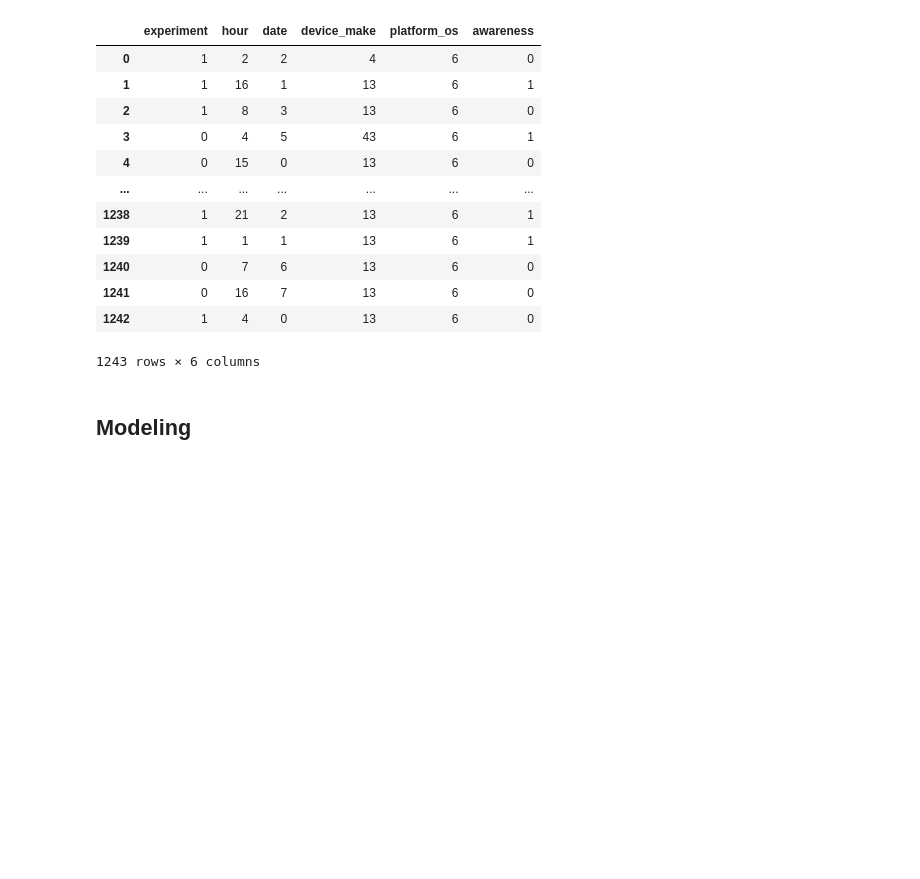
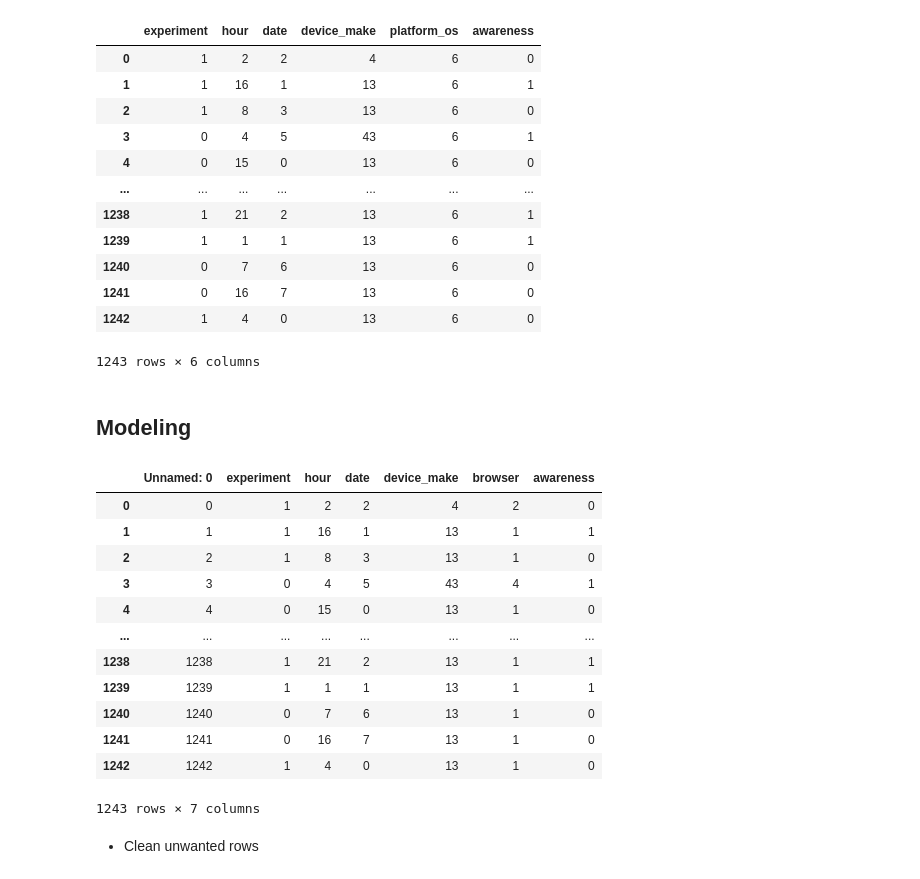
Before and after one commit to 10X-groups/AB-testing, a Jupyter notebook: notebooks/ml_abtest_f.ipynb, the cells around one changed output. Saved outputs shown, nothing was run; the diff lists cells and outputs as text; code cells hidden in the pictures; blank space fills up the shorter version.

```diff
--- a/notebooks/ml_abtest_f.ipynb
+++ b/notebooks/ml_abtest_f.ipynb
@@ -225,0 +238,30 @@ mlflow.end_run()
+# %%
+# TODO : refactor this
+# read data using dvc
+version = 'v5'
+
+# data path using dvc api
+data_url = dvc.api.get_url(path = defs.path,
+                           repo = defs.repo,
+                           rev = version)
+
+# reading the csv file
+missing_values = ["n/a", "na", "undefined", '?', 'NA', 'undefined']
+df = pd.read_csv(data_url, na_values=missing_values)
+df
+# %% [output]
+|  | Unnamed: 0 | experiment | hour | date | device_make | browser | awareness |
+| 0 | 0 | 1 | 2 | 2 | 4 | 2 | 0 |
+| 1 | 1 | 1 | 16 | 1 | 13 | 1 | 1 |
+| 2 | 2 | 1 | 8 | 3 | 13 | 1 | 0 |
+| 3 | 3 | 0 | 4 | 5 | 43 | 4 | 1 |
+| 4 | 4 | 0 | 15 | 0 | 13 | 1 | 0 |
+| ... | ... | ... | ... | ... | ... | ... | ... |
+| 1238 | 1238 | 1 | 21 | 2 | 13 | 1 | 1 |
+| 1239 | 1239 | 1 | 1 | 1 | 13 | 1 | 1 |
+| 1240 | 1240 | 0 | 7 | 6 | 13 | 1 | 0 |
+| 1241 | 1241 | 0 | 16 | 7 | 13 | 1 | 0 |
+| 1242 | 1242 | 1 | 4 | 0 | 13 | 1 | 0 |
+1243 rows × 7 columns
+# %% [markdown]
+* Clean unwanted rows
```
Also changed, not shown: parts of 27 cells of this notebook.
